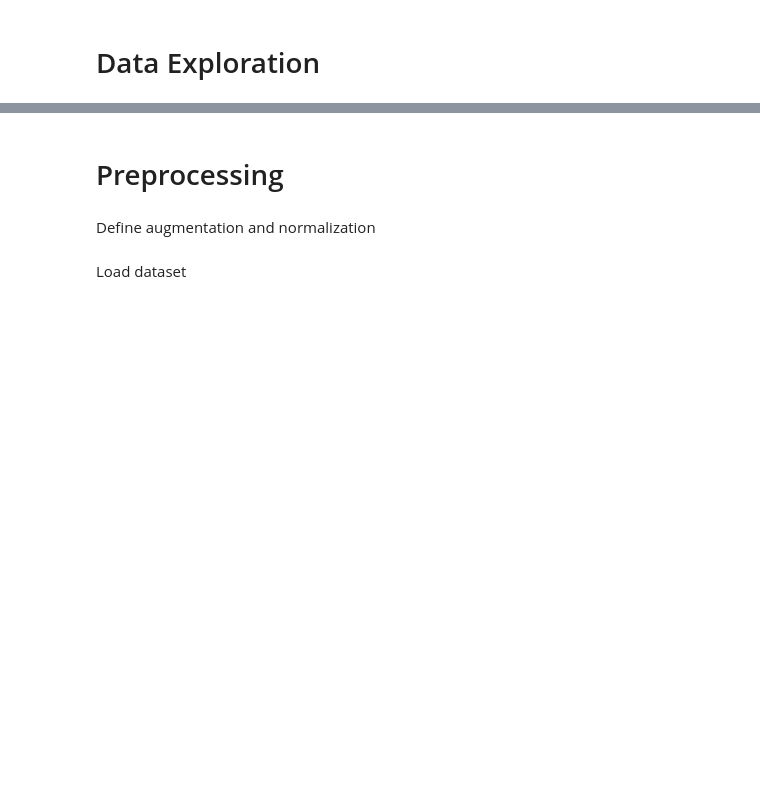
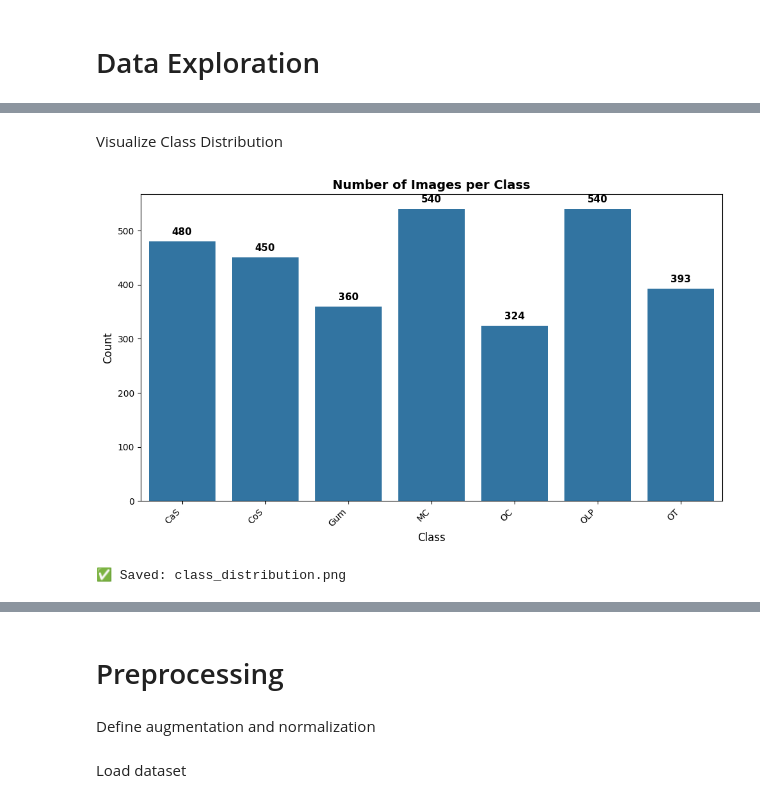
Before and after one commit to MennaEzzelarab/teeth-classification, a Jupyter notebook: notebooks/week1_baseline.ipynb, the cells around one changed output, grey strips where cells are left out. Cells and saved outputs as stored; diff of their text form; code cells hidden in the pictures; blank space fills up the shorter version.

```diff
--- a/notebooks/week1_baseline.ipynb
+++ b/notebooks/week1_baseline.ipynb
@@ -82,0 +92,15 @@ plt.show()
+# %%
+class_names = sorted(os.listdir(TRAIN_DIR))
+print(f"Classes found: {class_names}")
+print(f"Number of classes: {len(class_names)}")
+print()
+
+class_counts = {}
+for class_name in class_names:
+    class_path = os.path.join(TRAIN_DIR, class_name)
+    count = len(os.listdir(class_path))
+    class_counts[class_name] = count
+    print(f"  {class_name}: {count} images")
+
+print(f"\nTotal training images: {sum(class_counts.values())}")
+print()
@@ -82,0 +120,27 @@ plt.show()
+# %% [markdown]
+Visualize Class Distribution
+# %%
+plt.figure(figsize=(10, 6))
+bars = sns.barplot(x=list(class_counts.keys()), y=list(class_counts.values()))
+plt.xticks(rotation=45, ha='right')
+plt.title("Number of Images per Class", fontsize=14, fontweight='bold')
+plt.xlabel("Class", fontsize=12)
+plt.ylabel("Count", fontsize=12)
+
+# Add counts on top of bars
+for bar in bars.patches:
+    height = bar.get_height()
+    bars.annotate(f'{int(height)}',
+                  xy=(bar.get_x() + bar.get_width() / 2, height),
+                  xytext=(0, 5),
+                  textcoords="offset points",
+                  ha='center', va='bottom', fontsize=11, fontweight='bold')
+
+plt.tight_layout()
+plt.savefig('/content/drive/MyDrive/teeth_classification/outputs/figures/class_distribution.png',
+            dpi=300, bbox_inches='tight')
+plt.show()
+print("✅ Saved: class_distribution.png\n")
+# %% [output]
+[figure, added]
+✅ Saved: class_distribution.png
```
Also changed, not shown: parts of 45 cells of this notebook.
